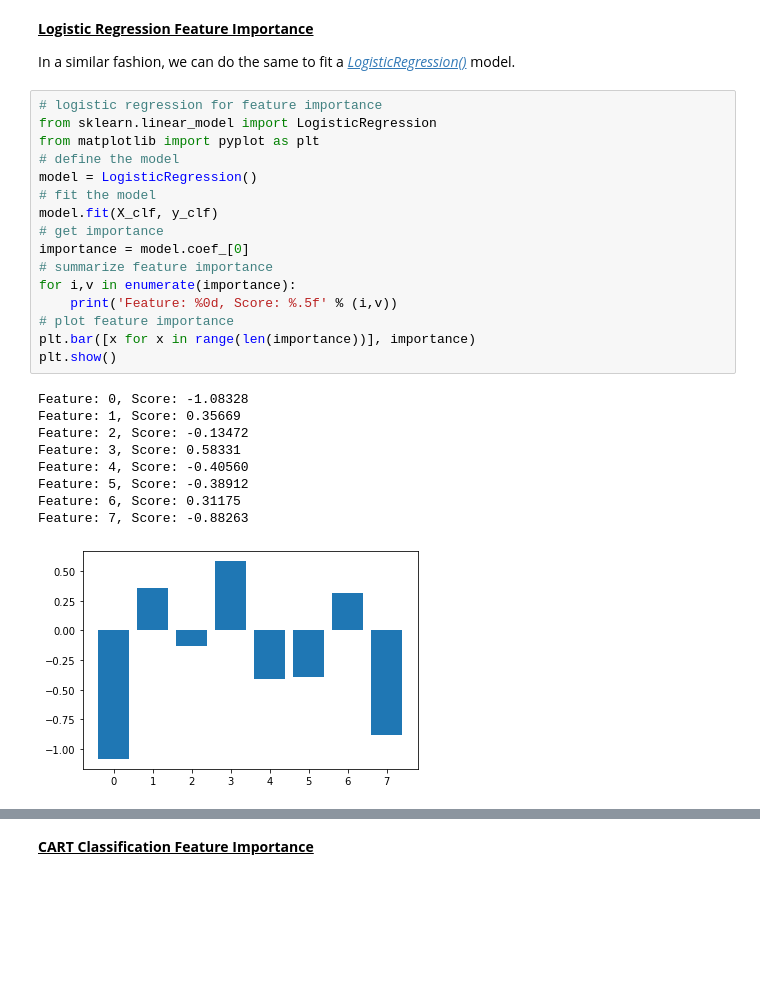
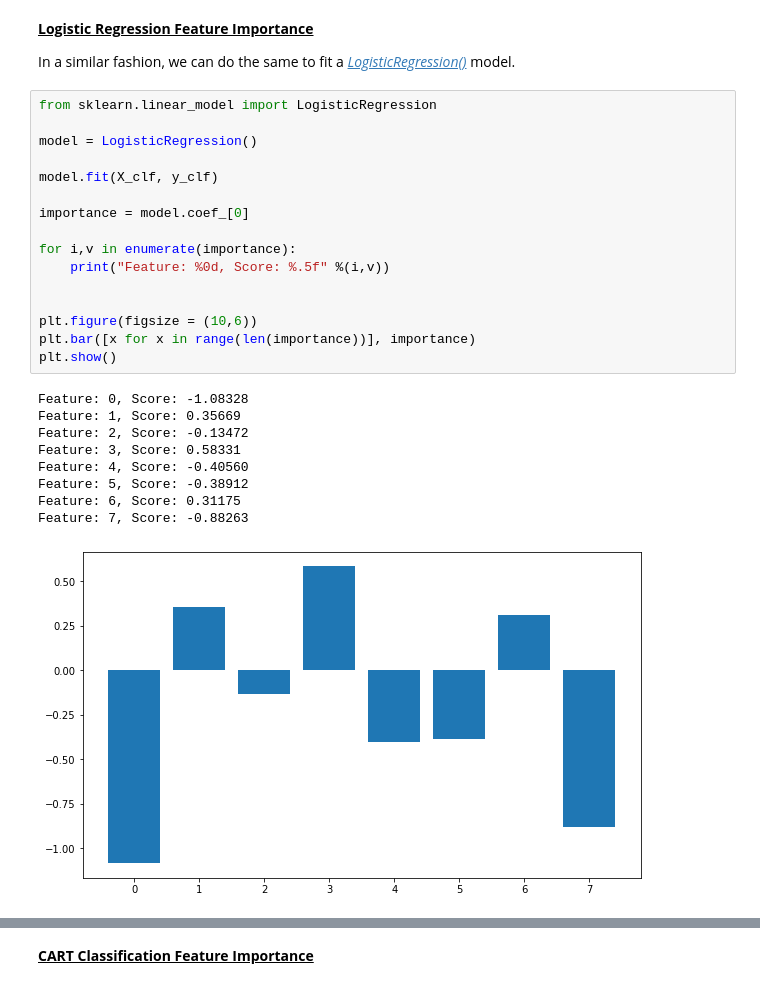
Before and after one commit to MachineLearningJournalClub/HowToTackleAMLCompetition, a Jupyter notebook: HowToTackleAMLCompetition/Lecture1|FeatureProcessing.ipynb, the cells around one changed output, grey strips where cells are left out. Cells and saved outputs as stored; diff of their text form; blank space fills up the shorter version.

```diff
--- a/HowToTackleAMLCompetition/Lecture1|FeatureProcessing.ipynb
+++ b/HowToTackleAMLCompetition/Lecture1|FeatureProcessing.ipynb
@@ -509,31 +508,31 @@ Feature: 7, Score: 0.00000
 
 In a similar fashion, we can do the same to fit a [*LogisticRegression()*](https://scikit-learn.org/stable/modules/generated/sklearn.linear_model.LogisticRegression.html) model.
 # %%
-# logistic regression for feature importance
 from sklearn.linear_model import LogisticRegression
-from matplotlib import pyplot as plt
-# define the model
+
 model = LogisticRegression()
-# fit the model
+
 model.fit(X_clf, y_clf)
-# get importance
+
 importance = model.coef_[0]
-# summarize feature importance
+
 for i,v in enumerate(importance):
-	print('Feature: %0d, Score: %.5f' % (i,v))
-# plot feature importance
+	print("Feature: %0d, Score: %.5f" %(i,v))
+
+
+plt.figure(figsize = (10,6))
 plt.bar([x for x in range(len(importance))], importance)
 plt.show()
 # %% [output]
 Feature: 0, Score: -1.08328
 Feature: 1, Score: 0.35669
 Feature: 2, Score: -0.13472
 Feature: 3, Score: 0.58331
 Feature: 4, Score: -0.40560
 Feature: 5, Score: -0.38912
 Feature: 6, Score: 0.31175
 Feature: 7, Score: -0.88263
-[figure, old version]
+[figure, new version]
 # %% [markdown]
 Recall that this is a classification problem with classes 0 and 1 (binary). Notice that the coefficients are both positive and negative, positive scores indicate a feature that predicts class 1 while negative scores indicate a feature that predicts class 0.
 
```
Also changed, not shown: parts of 58 cells of this notebook.
